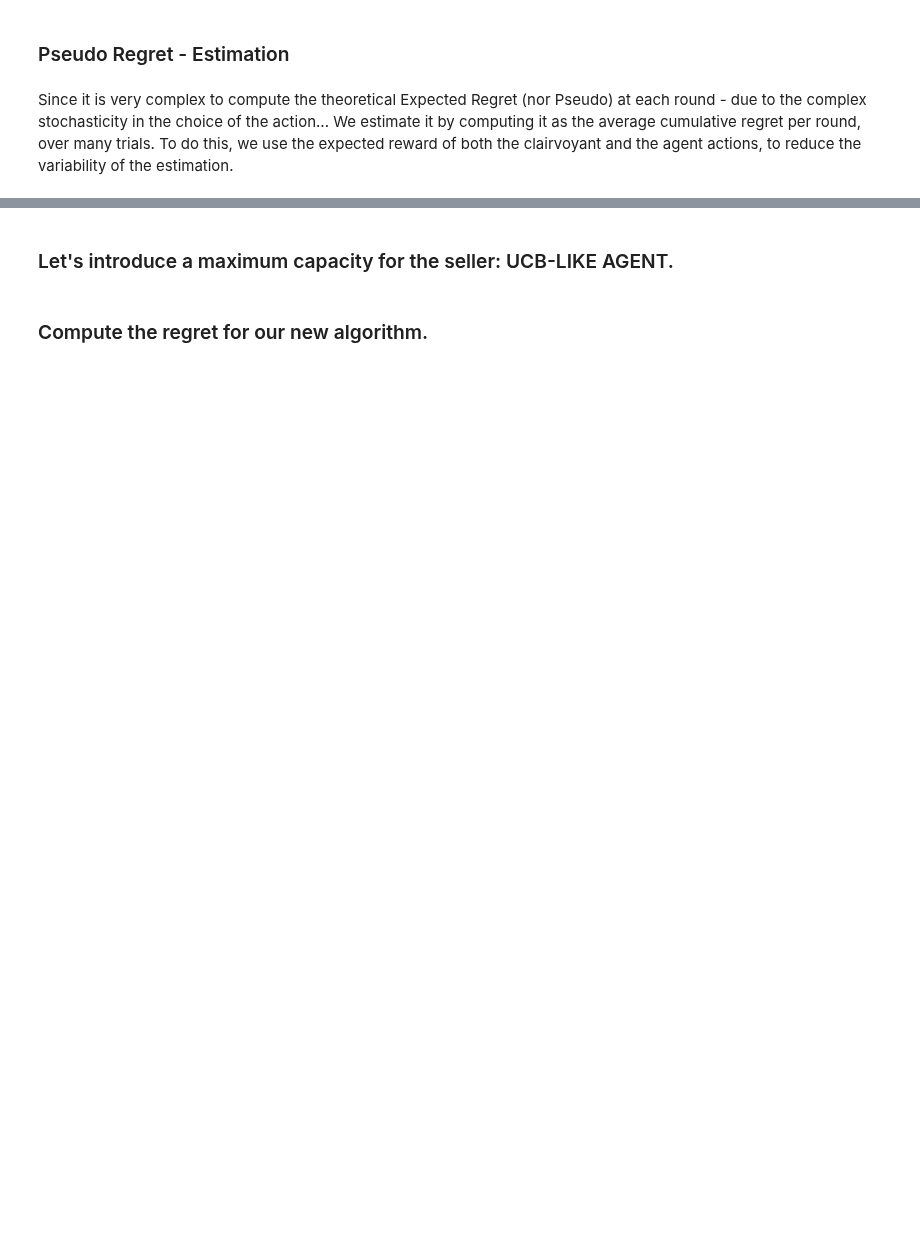
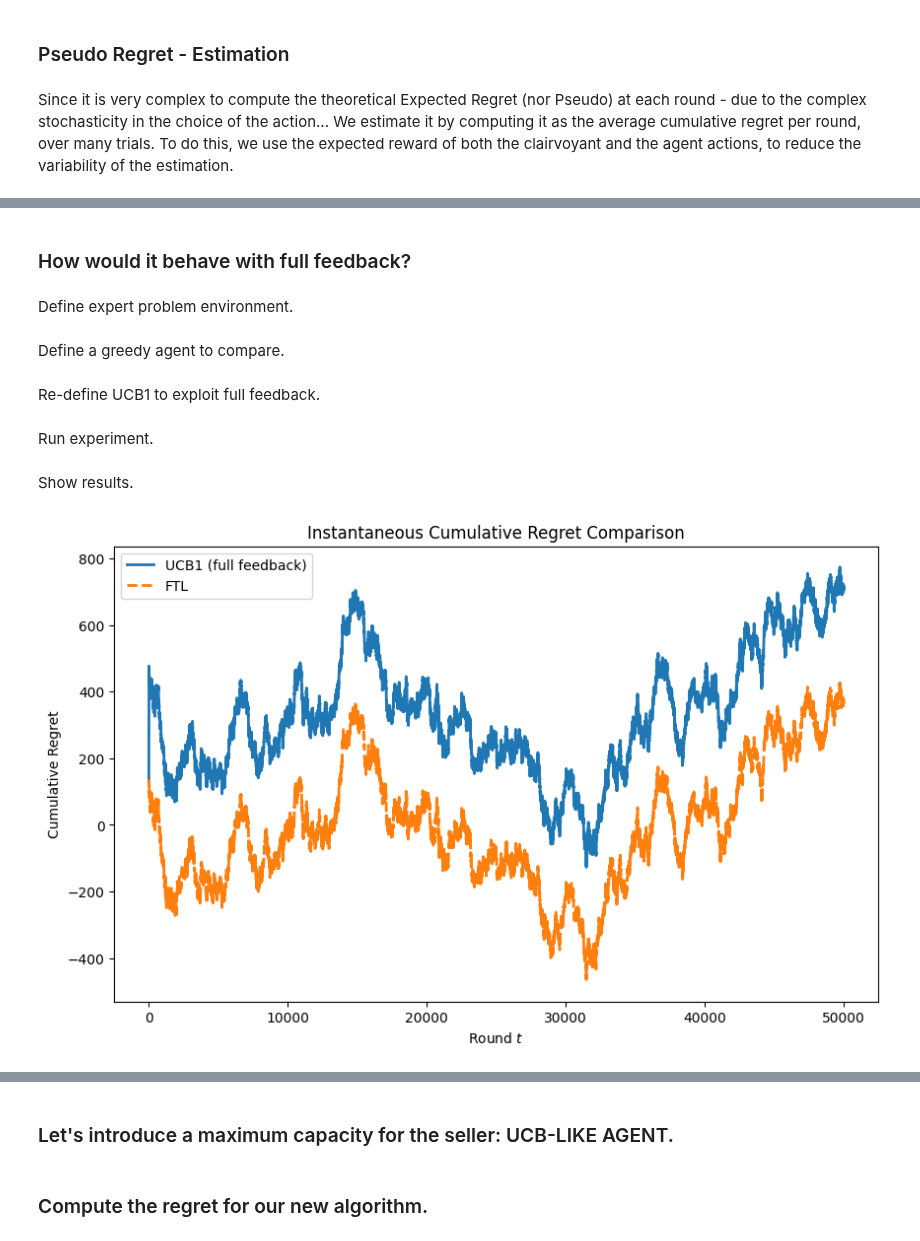
Before and after one commit to peetceenatoo/online-learning, a Jupyter notebook: R1.ipynb, the cells around one changed output, grey strips where cells are left out. Saved outputs shown, nothing was run; the diff lists cells and outputs as text; code cells hidden in the pictures; blank space fills up the shorter version.

```diff
--- a/R1.ipynb
+++ b/R1.ipynb
@@ -300,0 +303,18 @@ ax2.xaxis.set_major_locator(matplotlib.ticker.MaxNLocator(integer=True))
+# %% [markdown]
+### How would it behave with full feedback?
+# %% [markdown]
+Define expert problem environment.
+# %%
+class FullFeedbackPricingEnvironment(PricingEnvironmentSingleProduct):
+    def full_feedback_round(self):
+        rewards = []
+        demands = []
+        for p_t in P:
+            prob_buy = 1 - norm.cdf(p_t, loc=self.mean_valuation, scale=self.std_valuation)
+            num_of_sales = np.random.binomial(n=self.buyers_per_round, p=prob_buy)
+            reward = (p_t - self.cost) * num_of_sales
+            rewards.append(reward)
+            demands.append(num_of_sales)
+        return np.array(demands), np.array(rewards)
+# %% [markdown]
+Define a greedy agent to compare.
@@ -300,0 +339,28 @@ ax2.xaxis.set_major_locator(matplotlib.ticker.MaxNLocator(integer=True))
+# %% [markdown]
+Re-define UCB1 to exploit full feedback.
+# %%
+class UCB1FullFeedbackAgent(Agent):
+    def __init__(self, K, T, reward_range=1):
+        self.K = K
+        self.T = T
+        self.range = reward_range
+        self.average_rewards = np.zeros(K)
+        self.N_pulls = np.zeros(K)
+        self.t = 0
+        self.a_t = None
+
+    def pull_arm(self):
+        if self.t < self.K:
+            self.a_t = self.t
+        else:
+            ucb_values = self.average_rewards + self.range * np.sqrt(2 * np.log(self.t + 1) / self.N_pulls)
+            self.a_t = np.argmax(ucb_values)
+        return self.a_t
+
+    def update(self, reward_vector):
+        self.t += 1
+        for a in range(self.K):
+            self.N_pulls[a] += 1
+            self.average_rewards[a] += (reward_vector[a] - self.average_rewards[a]) / self.N_pulls[a]
+# %% [markdown]
+Run experiment.
@@ -300,0 +408,13 @@ ax2.xaxis.set_major_locator(matplotlib.ticker.MaxNLocator(integer=True))
+# %% [markdown]
+Show results.
+# %%
+# --- Plot ---
+plt.figure(figsize=(10, 6))
+plt.plot(ucb_regret, label='UCB1 (full feedback)', linewidth=2)
+plt.plot(greedy_regret, label='FTL', linewidth=2, linestyle='--')
+plt.title('Instantaneous Cumulative Regret Comparison')
+plt.xlabel('Round $t$')
+plt.ylabel('Cumulative Regret')
+_ = plt.legend()
+# %% [output]
+[figure, added]
```
Also changed, not shown: parts of 32 cells of this notebook.
